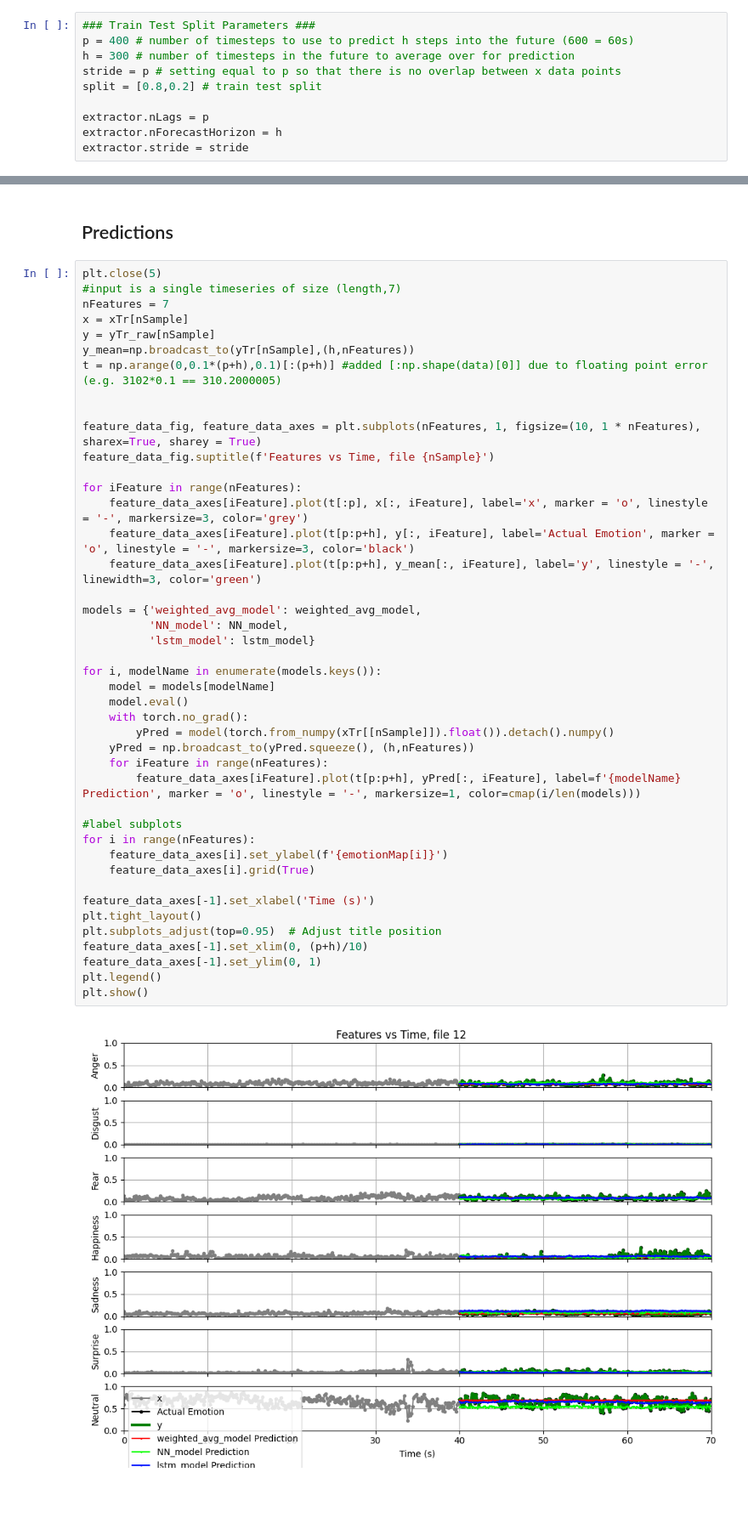
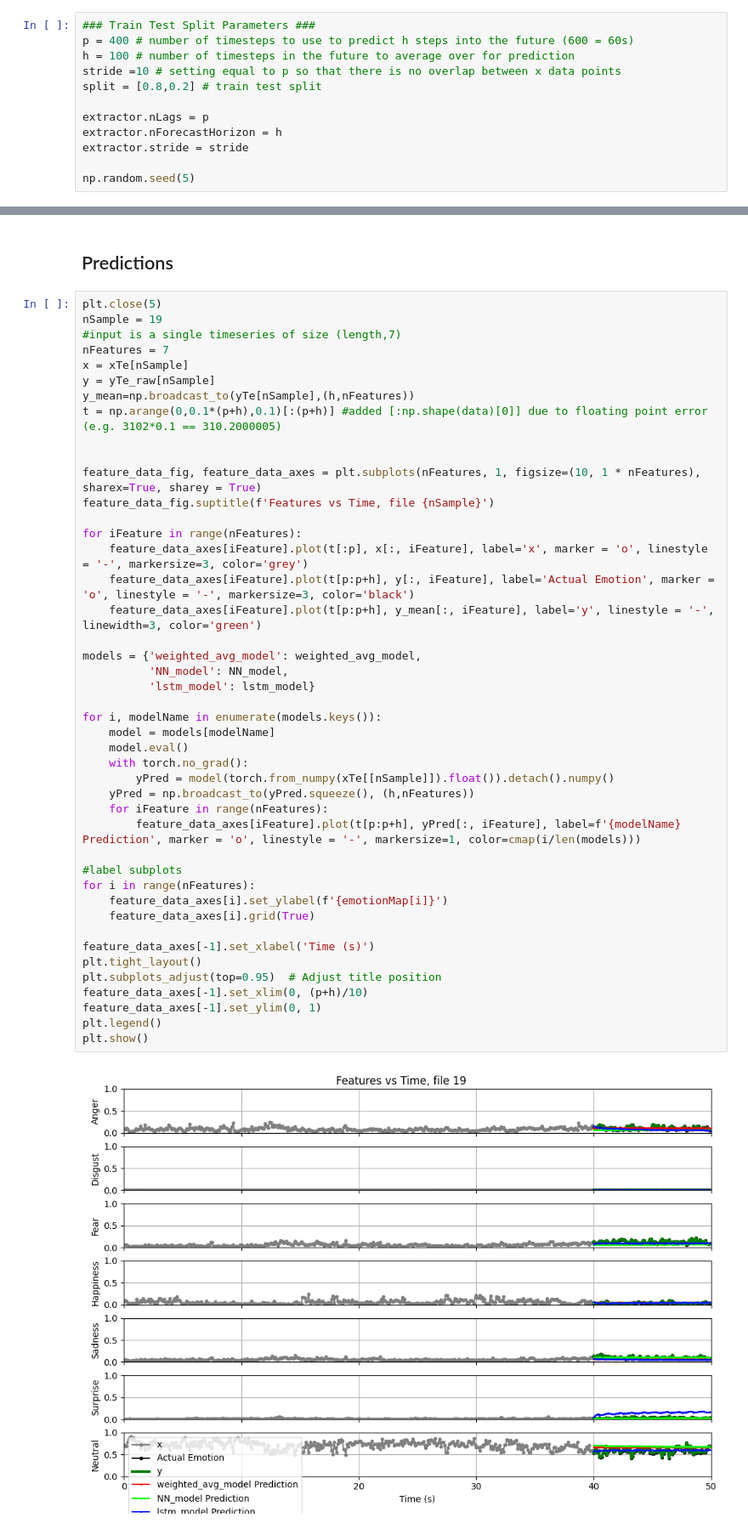
Before and after one commit to ArnavTapadia/emili_TimeSeriesPredictor, a Jupyter notebook: time_series_predictor/Notebooks/Multivariate_Emotion_Forecasting.ipynb, the cells around one changed output, grey strips where cells are left out. Shown at 85% size. Saved outputs shown, nothing was run; the diff lists cells and outputs as text; blank space fills up the shorter version.

```diff
--- a/time_series_predictor/Notebooks/Multivariate_Emotion_Forecasting.ipynb
+++ b/time_series_predictor/Notebooks/Multivariate_Emotion_Forecasting.ipynb
@@ -229,13 +235,15 @@ To split the data, we have a couple of methods to turn this into a supervised le
 # %%
 ### Train Test Split Parameters ###
 p = 400 # number of timesteps to use to predict h steps into the future (600 = 60s)
-h = 300 # number of timesteps in the future to average over for prediction
-stride = p # setting equal to p so that there is no overlap between x data points
+h = 100 # number of timesteps in the future to average over for prediction
+stride =10 # setting equal to p so that there is no overlap between x data points
 split = [0.8,0.2] # train test split
 
 extractor.nLags = p
 extractor.nForecastHorizon = h
 extractor.stride = stride
+
+np.random.seed(5)
 # %%
 train_data,test_data = extractor.train_test_split(data=resampled_data, split=split,random_state=5)
 xTr, yTr_raw = extractor.segment_data(data=train_data,resample_method='ewmainterp')
@@ -543,11 +551,12 @@ plt.legend()
 ## Predictions
 # %%
 plt.close(5)
+nSample = 19
 #input is a single timeseries of size (length,7)
 nFeatures = 7
-x = xTr[nSample]
-y = yTr_raw[nSample]
-y_mean=np.broadcast_to(yTr[nSample],(h,nFeatures))
+x = xTe[nSample]
+y = yTe_raw[nSample]
+y_mean=np.broadcast_to(yTe[nSample],(h,nFeatures))
 t = np.arange(0,0.1*(p+h),0.1)[:(p+h)] #added [:np.shape(data)[0]] due to floating point error (e.g. 3102*0.1 == 310.2000005)
 
 
@@ -557,32 +566,32 @@ feature_data_fig.suptitle(f'Features vs Time, file {nSample}')
 for iFeature in range(nFeatures):
     feature_data_axes[iFeature].plot(t[:p], x[:, iFeature], label='x', marker = 'o', linestyle = '-', markersize=3, color='grey')
     feature_data_axes[iFeature].plot(t[p:p+h], y[:, iFeature], label='Actual Emotion', marker = 'o', linestyle = '-', markersize=3, color='black')
     feature_data_axes[iFeature].plot(t[p:p+h], y_mean[:, iFeature], label='y', linestyle = '-', linewidth=3, color='green')
 
 models = {'weighted_avg_model': weighted_avg_model,
           'NN_model': NN_model,
           'lstm_model': lstm_model}
 
 for i, modelName in enumerate(models.keys()):
     model = models[modelName]
     model.eval()
     with torch.no_grad():
-        yPred = model(torch.from_numpy(xTr[[nSample]]).float()).detach().numpy()
+        yPred = model(torch.from_numpy(xTe[[nSample]]).float()).detach().numpy()
     yPred = np.broadcast_to(yPred.squeeze(), (h,nFeatures))
     for iFeature in range(nFeatures):
         feature_data_axes[iFeature].plot(t[p:p+h], yPred[:, iFeature], label=f'{modelName} Prediction', marker = 'o', linestyle = '-', markersize=1, color=cmap(i/len(models)))
 
 #label subplots
 for i in range(nFeatures):
     feature_data_axes[i].set_ylabel(f'{emotionMap[i]}')
     feature_data_axes[i].grid(True)
 
 feature_data_axes[-1].set_xlabel('Time (s)')
 plt.tight_layout()
 plt.subplots_adjust(top=0.95)  # Adjust title position
 feature_data_axes[-1].set_xlim(0, (p+h)/10)
 feature_data_axes[-1].set_ylim(0, 1)
 plt.legend()
 plt.show()
 # %% [output]
-[figure, old version]
+[figure, new version]
```
Also changed, not shown: parts of 9 cells of this notebook, 3 other files.
